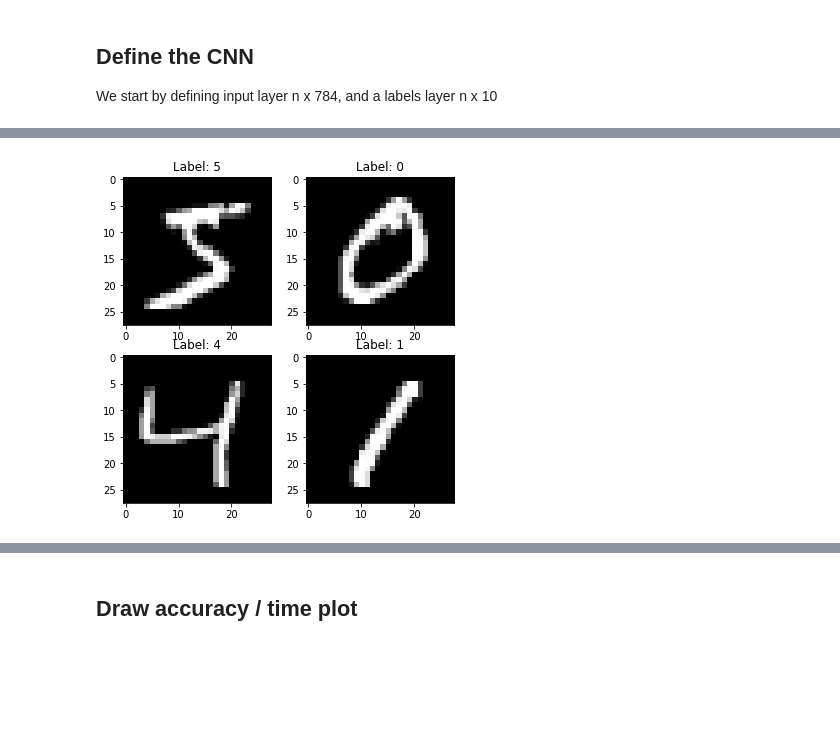
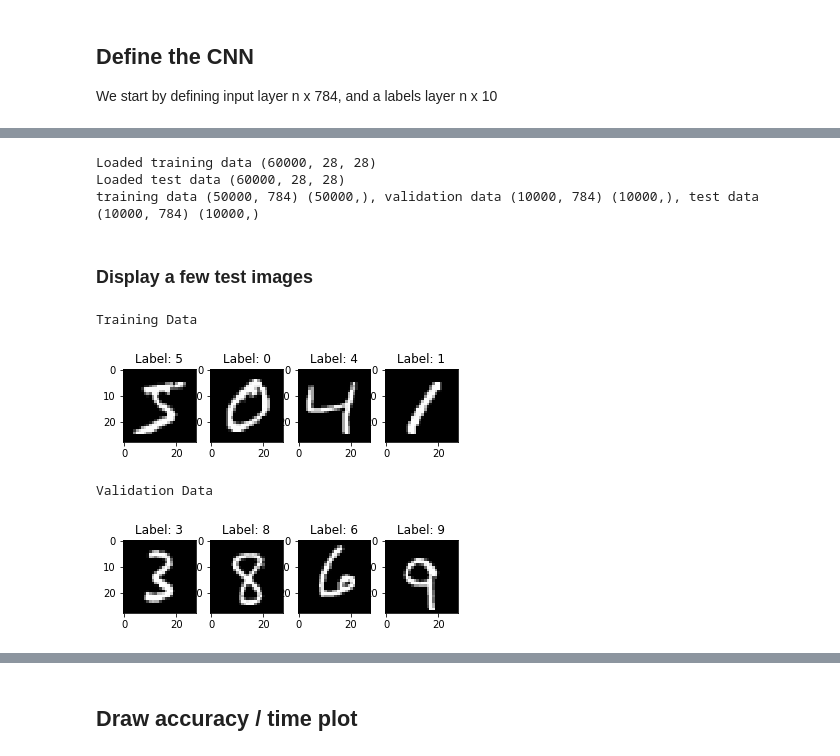
Before and after one commit to ijl20/jp_src, a Jupyter notebook: mnist_numpy_nn/numpy_example_mnist.ipynb, the cells around one changed output, grey strips where cells are left out. Cells and saved outputs as stored; diff of their text form; code cells hidden in the pictures; blank space fills up the shorter version.

```diff
--- a/mnist_numpy_nn/numpy_example_mnist.ipynb
+++ b/mnist_numpy_nn/numpy_example_mnist.ipynb
@@ -187,30 +215,56 @@ def grad_softmax_crossentropy_with_logits(logits,reference_answers):
 # %%
-# Import Dataset
+def load_dataset(flatten=False):
+    # Use keras library to load MNIST data from interweb
+    (x_mnist, y_mnist), (x_test, y_test) = keras.datasets.mnist.load_data()
+    print("Loaded training data", x_mnist.shape)
+    print("Loaded test data", x_mnist.shape)
 
-def load_dataset(flatten=False):
-    (X_train, y_train), (X_test, y_test) = keras.datasets.mnist.load_data()
-
-    # normalize x
-    X_train = X_train.astype(float) / 255.
-    X_test = X_test.astype(float) / 255.
+    # normalize input pixel values int 0..255 to float 0..1
+    x_mnist = x_mnist.astype(float) / 255.
+    x_test = x_test.astype(float) / 255.
 
     # we reserve the last 10000 training examples for validation
-    X_train, X_val = X_train[:-10000], X_train[-10000:]
-    y_train, y_val = y_train[:-10000], y_train[-10000:]
+    x_train = x_mnist[:-10000]
+    x_val   = x_mnist[-10000:]
+
+    y_train = y_mnist[:-10000]
+    y_val   = y_mnist[-10000:]
 
     if flatten:
-        X_train = X_train.reshape([X_train.shape[0], -1])
-        X_val = X_val.reshape([X_val.shape[0], -1])
-        X_test = X_test.reshape([X_test.shape[0], -1])
+        x_train = x_train.reshape([x_train.shape[0], -1])
+        x_val = x_val.reshape([x_val.shape[0], -1])
+        x_test = x_test.reshape([x_test.shape[0], -1])
 
-    return X_train, y_train, X_val, y_val, X_test, y_test
+    return x_train, y_train, x_val, y_val, x_test, y_test
 # %%
 X_train, y_train, X_val, y_val, X_test, y_test = load_dataset(flatten=True)
+print("training data {} {}, validation data {} {}, test data {} {}"
+      .format(X_train.shape, y_train.shape, X_val.shape, y_val.shape, X_test.shape, y_test.shape))
+# %% [output]
+Loaded training data (60000, 28, 28)
+Loaded test data (60000, 28, 28)
+training data (50000, 784) (50000,), validation data (10000, 784) (10000,), test data (10000, 784) (10000,)
+# %% [markdown]
+### Display a few test images
 # %%
+print("Training Data")
 plt.figure(figsize=[6,6])
 for i in range(4):
-    plt.subplot(2,2,i+1)
-    plt.title("Label: %i"%y_train[i])
-    plt.imshow(X_train[i].reshape([28,28]),cmap='gray');
+    # create subplot rows,cols,index (index starts at 1)
+    plt.subplot(1,4,i+1)
+    plt.title("Label: {label}".format(label=y_train[i]))
+    plt.imshow(X_train[i].reshape([28,28]),cmap='gray')
 # %% [output]
+Training Data
-[figure, old version]
+[figure, new version]
+# %%
+print("Validation Data")
+plt.figure(figsize=[6,6])
+for i in range(4):
+    # create subplot rows,cols,index (index starts at 1)
+    plt.subplot(1,4,i+1)
+    plt.title("Label: {label}".format(label=y_val[i]))
+    plt.imshow(X_val[i].reshape([28,28]),cmap='gray')
+# %% [output]
+Validation Data
+[figure, added]
```
Also changed, not shown: parts of 10 cells of this notebook.
